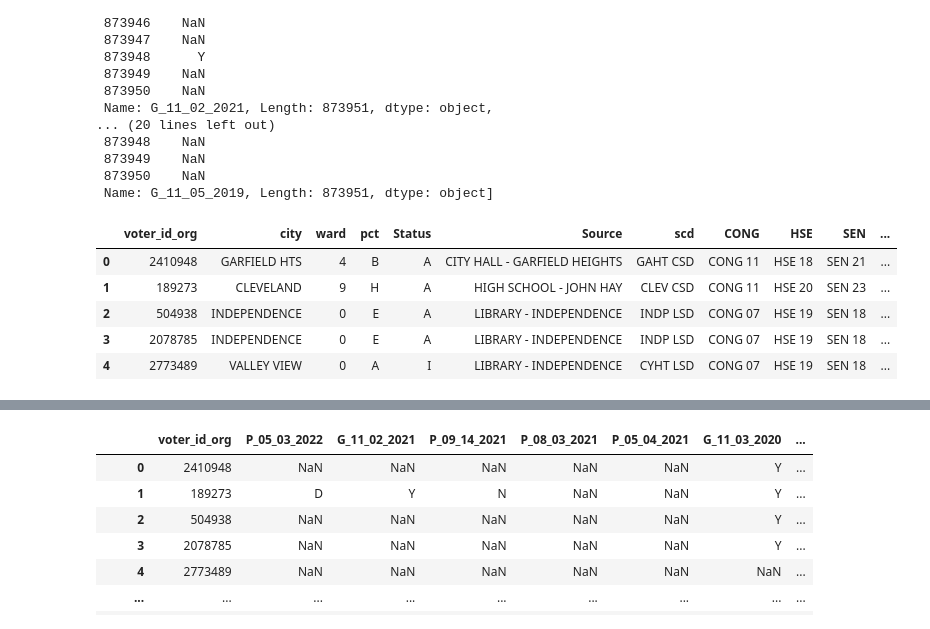
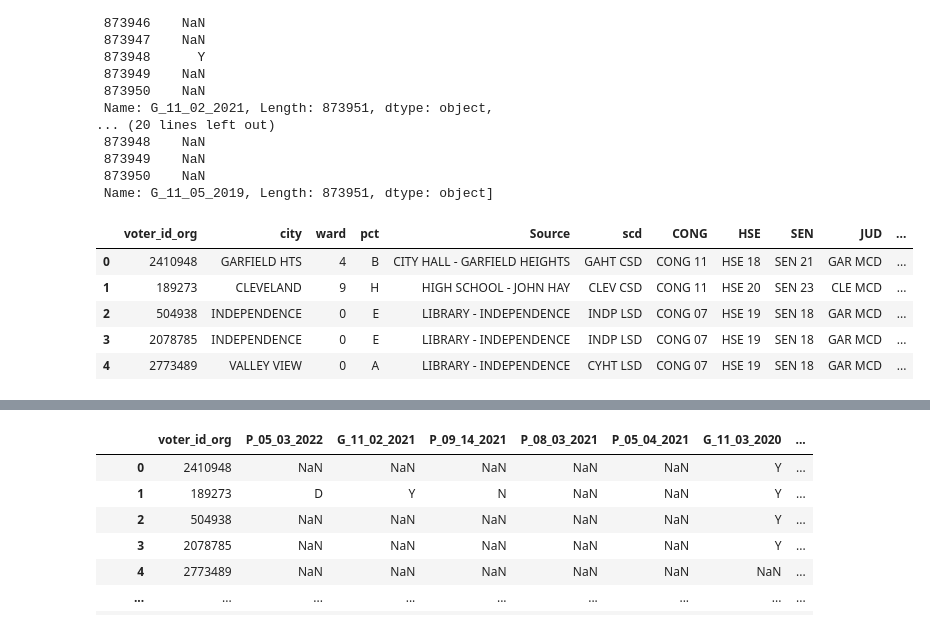
Before and after one commit to K8rly/GoVote, a Jupyter notebook: SplittingDataframe.ipynb, the cells around one changed output, grey strips where cells are left out. Drawn from its saved outputs; the diff is of its cells as text; code cells hidden in the pictures.

Commit message:
Removed Status Column, Updated Columns

```diff
--- a/SplittingDataframe.ipynb
+++ b/SplittingDataframe.ipynb
@@ -63,15 +63,15 @@ general_columns
  Name: G_11_05_2019, Length: 873951, dtype: object]
 # %%
 # Make dataFrame of Voter Info
-voter_df = primary_general_df[['voter_id_org', 'city', 'ward', 'pct', 'Status','Source', 'scd', 'CONG', 'HSE', 'SEN', 'JUD', 'CCD']]
+voter_df = primary_general_df[['voter_id_org', 'city', 'ward', 'pct', 'Source', 'scd', 'CONG', 'HSE', 'SEN', 'JUD', 'CCD']]
 voter_df.head()
 # %% [output]
-|  | voter_id_org | city | ward | pct | Status | Source | scd | CONG | HSE | SEN | ... |
-| 0 | 2410948 | GARFIELD HTS | 4 | B | A | CITY HALL - GARFIELD HEIGHTS | GAHT CSD | CONG 11 | HSE 18 | SEN 21 | ... |
-| 1 | 189273 | CLEVELAND | 9 | H | A | HIGH SCHOOL - JOHN HAY | CLEV CSD | CONG 11 | HSE 20 | SEN 23 | ... |
-| 2 | 504938 | INDEPENDENCE | 0 | E | A | LIBRARY - INDEPENDENCE | INDP LSD | CONG 07 | HSE 19 | SEN 18 | ... |
-| 3 | 2078785 | INDEPENDENCE | 0 | E | A | LIBRARY - INDEPENDENCE | INDP LSD | CONG 07 | HSE 19 | SEN 18 | ... |
-| 4 | 2773489 | VALLEY VIEW | 0 | A | I | LIBRARY - INDEPENDENCE | CYHT LSD | CONG 07 | HSE 19 | SEN 18 | ... |
+|  | voter_id_org | city | ward | pct | Source | scd | CONG | HSE | SEN | JUD | ... |
+| 0 | 2410948 | GARFIELD HTS | 4 | B | CITY HALL - GARFIELD HEIGHTS | GAHT CSD | CONG 11 | HSE 18 | SEN 21 | GAR MCD | ... |
+| 1 | 189273 | CLEVELAND | 9 | H | HIGH SCHOOL - JOHN HAY | CLEV CSD | CONG 11 | HSE 20 | SEN 23 | CLE MCD | ... |
+| 2 | 504938 | INDEPENDENCE | 0 | E | LIBRARY - INDEPENDENCE | INDP LSD | CONG 07 | HSE 19 | SEN 18 | GAR MCD | ... |
+| 3 | 2078785 | INDEPENDENCE | 0 | E | LIBRARY - INDEPENDENCE | INDP LSD | CONG 07 | HSE 19 | SEN 18 | GAR MCD | ... |
+| 4 | 2773489 | VALLEY VIEW | 0 | A | LIBRARY - INDEPENDENCE | CYHT LSD | CONG 07 | HSE 19 | SEN 18 | GAR MCD | ... |
 # %%
 voter_df = voter_df.set_index('voter_id_org')
 voter_df.head()
```
Also changed, not shown: parts of 3 cells of this notebook.
